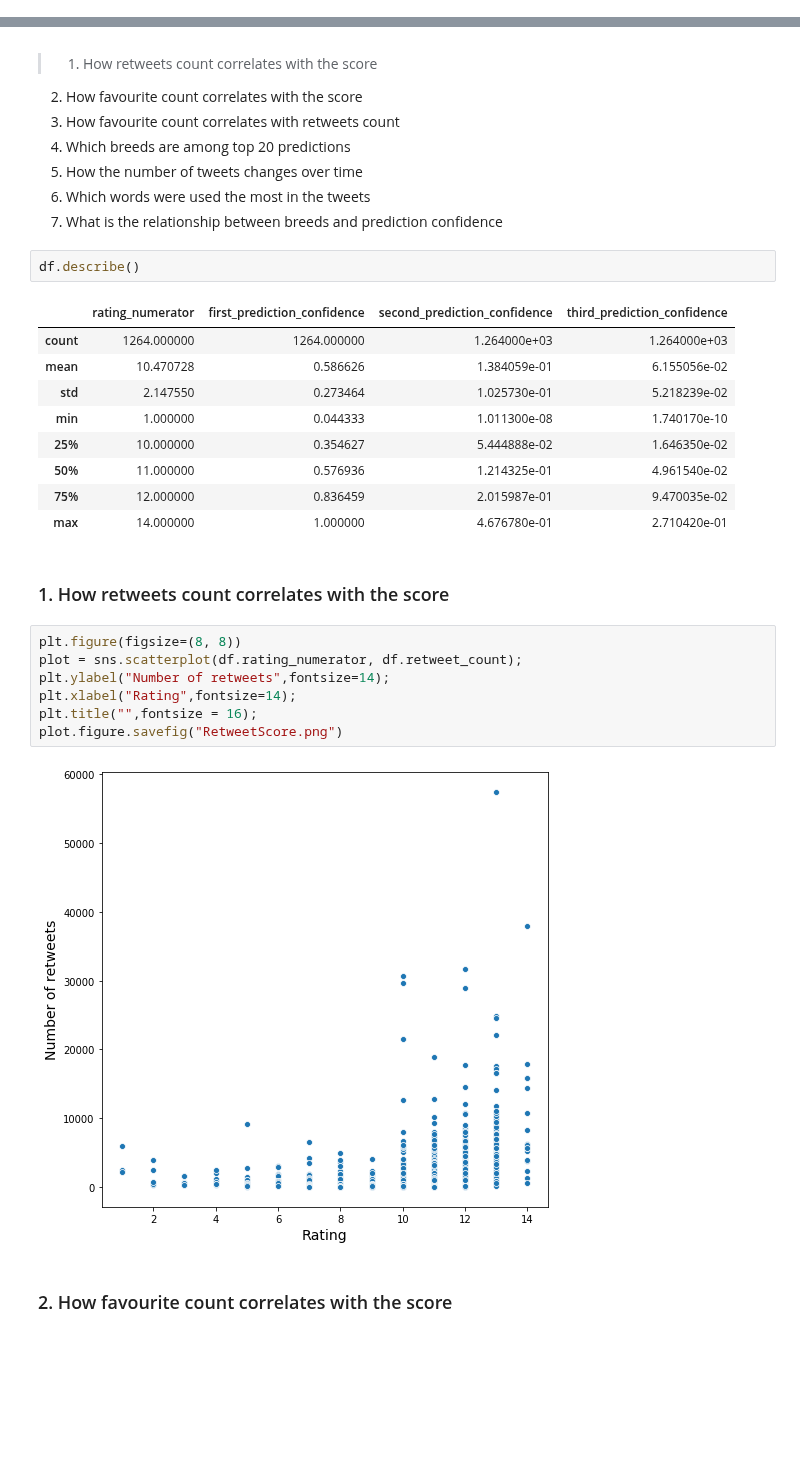
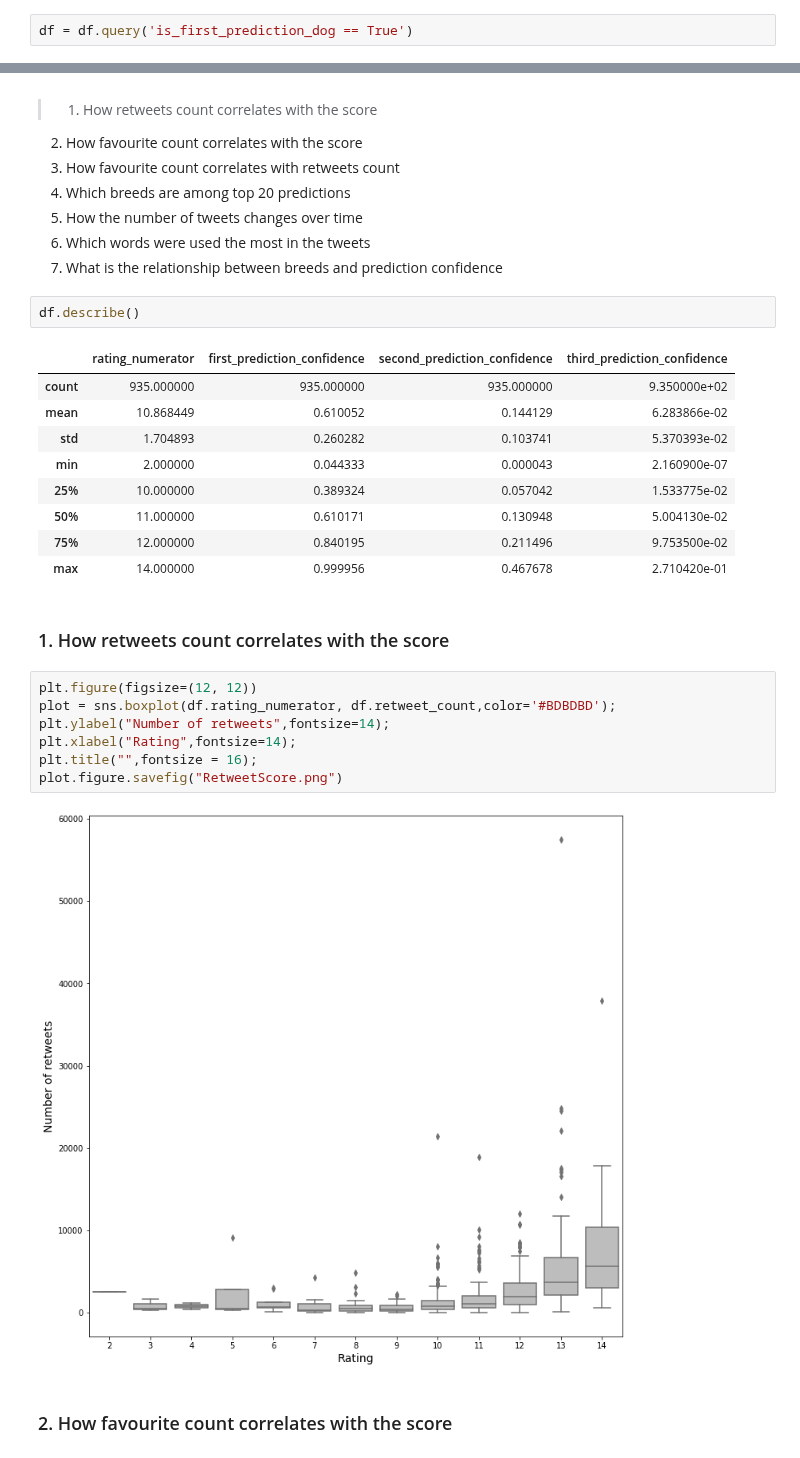
Before and after one commit to hamidkhbl/Twitter_account_data_analysis, a Jupyter notebook: wrangle_act.ipynb, the cells around one changed output, grey strips where cells are left out. Cells and saved outputs as stored; diff of their text form; blank space fills up the shorter version.

```diff
--- a/wrangle_act.ipynb
+++ b/wrangle_act.ipynb
@@ -913,3 +914,5 @@ memory usage: 201.7+ KB
+# %%
+df = df.query('is_first_prediction_dog == True')
 # %% [markdown]
 ______________________________________
 # %% [markdown]
@@ -926,25 +929,25 @@ ______________________________________
 df.describe()
 # %% [output]
 |  | rating_numerator | first_prediction_confidence | second_prediction_confidence | third_prediction_confidence |
-| count | 1264.000000 | 1264.000000 | 1.264000e+03 | 1.264000e+03 |
-| mean | 10.470728 | 0.586626 | 1.384059e-01 | 6.155056e-02 |
-| std | 2.147550 | 0.273464 | 1.025730e-01 | 5.218239e-02 |
-| min | 1.000000 | 0.044333 | 1.011300e-08 | 1.740170e-10 |
-| 25% | 10.000000 | 0.354627 | 5.444888e-02 | 1.646350e-02 |
-| 50% | 11.000000 | 0.576936 | 1.214325e-01 | 4.961540e-02 |
-| 75% | 12.000000 | 0.836459 | 2.015987e-01 | 9.470035e-02 |
-| max | 14.000000 | 1.000000 | 4.676780e-01 | 2.710420e-01 |
+| count | 935.000000 | 935.000000 | 935.000000 | 9.350000e+02 |
+| mean | 10.868449 | 0.610052 | 0.144129 | 6.283866e-02 |
+| std | 1.704893 | 0.260282 | 0.103741 | 5.370393e-02 |
+| min | 2.000000 | 0.044333 | 0.000043 | 2.160900e-07 |
+| 25% | 10.000000 | 0.389324 | 0.057042 | 1.533775e-02 |
+| 50% | 11.000000 | 0.610171 | 0.130948 | 5.004130e-02 |
+| 75% | 12.000000 | 0.840195 | 0.211496 | 9.753500e-02 |
+| max | 14.000000 | 0.999956 | 0.467678 | 2.710420e-01 |
 # %% [markdown]
 ### 1. How retweets count correlates with the score
 # %%
-plt.figure(figsize=(8, 8))
-plot = sns.scatterplot(df.rating_numerator, df.retweet_count);
+plt.figure(figsize=(12, 12))
+plot = sns.boxplot(df.rating_numerator, df.retweet_count,color='#BDBDBD');
 plt.ylabel("Number of retweets",fontsize=14);
 plt.xlabel("Rating",fontsize=14);
 plt.title("",fontsize = 16);
 plot.figure.savefig("RetweetScore.png")
 # %% [output]
-[figure, old version]
+[figure, new version]
 # %% [markdown]
 ### 2. How favourite count correlates with the score
 # %%
```
Also changed, not shown: parts of 15 cells of this notebook, 5 other files.
